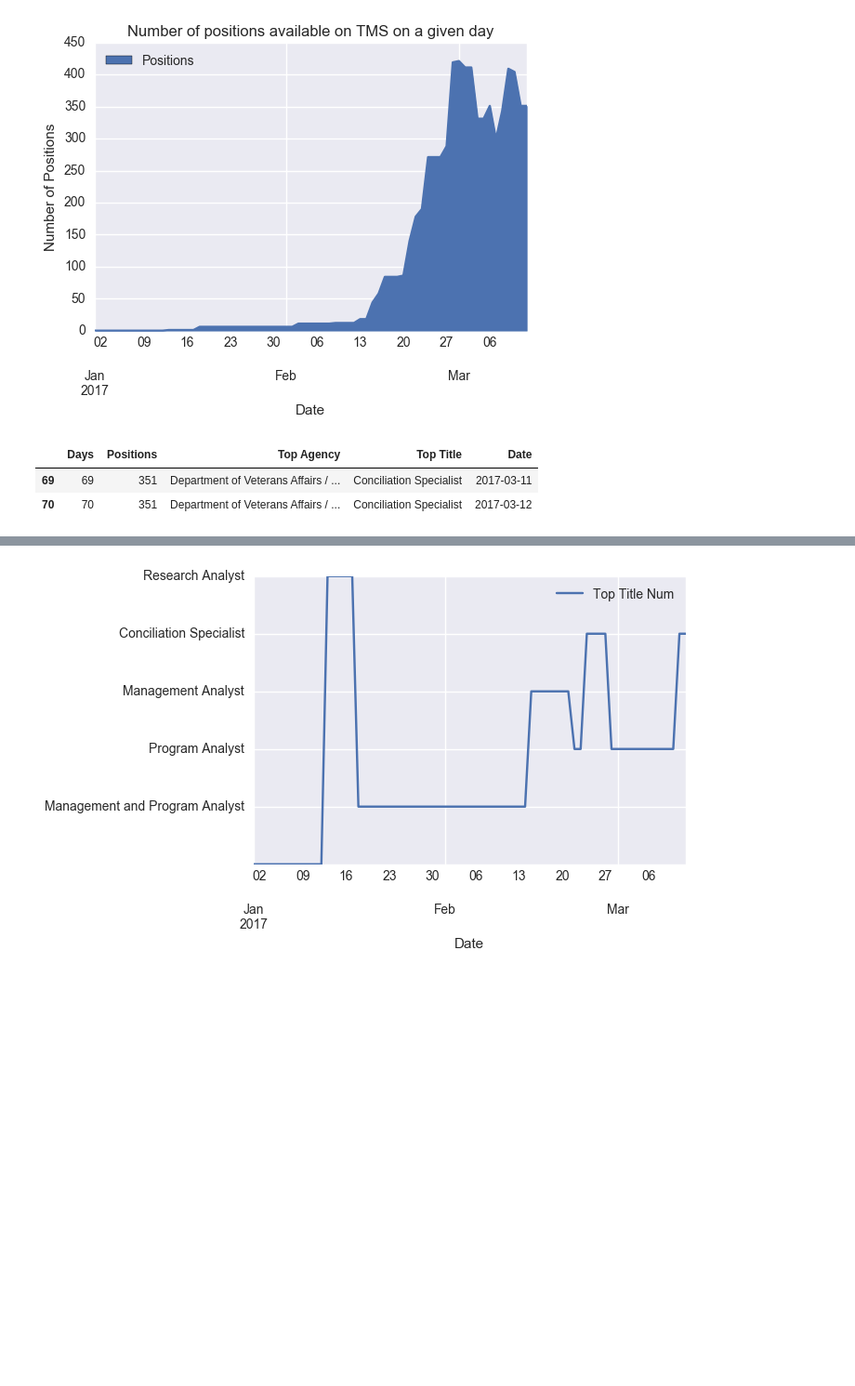
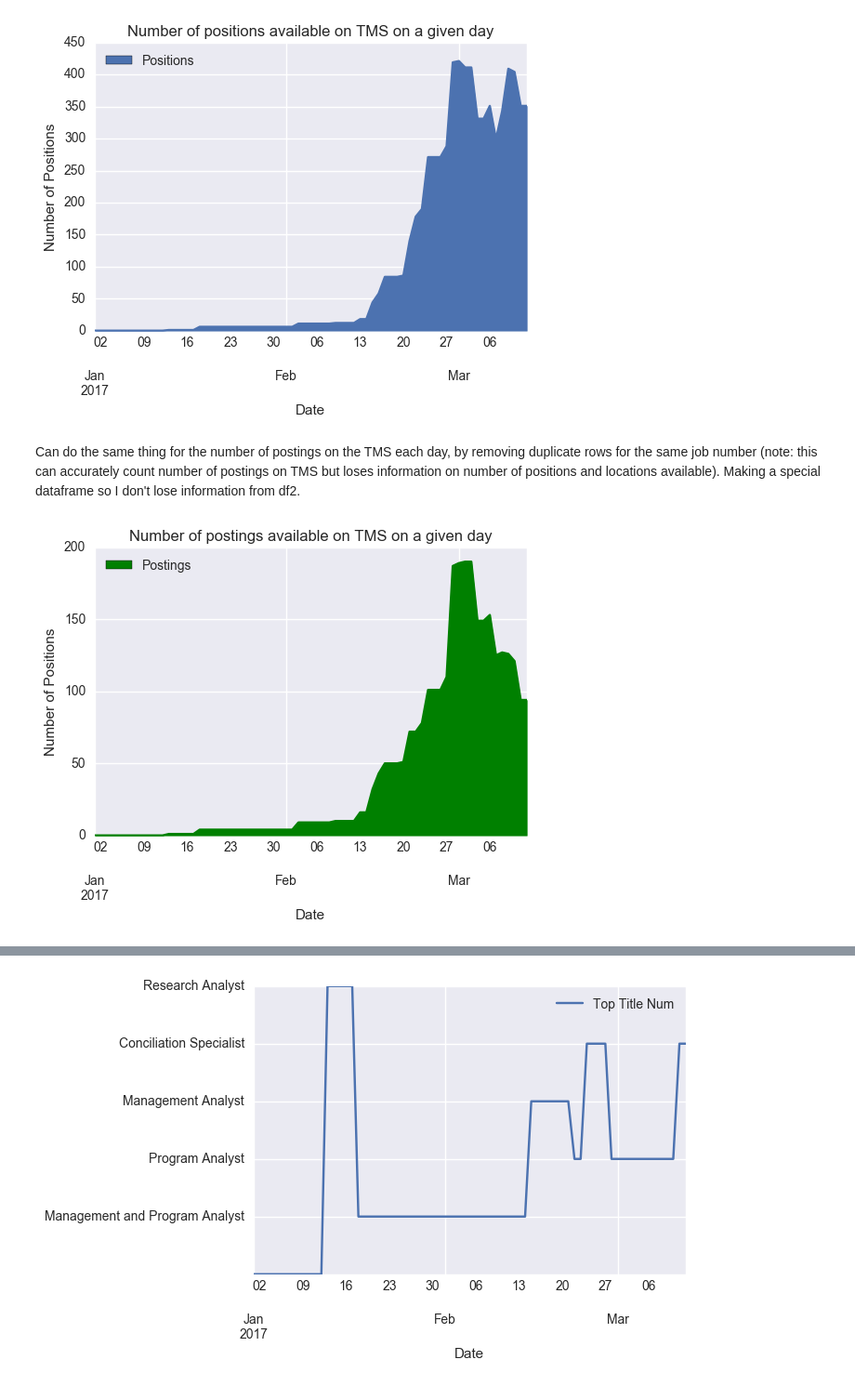
Before and after one commit to keklarup/PMF, a Jupyter notebook: Combined_Analysis_GitHub.ipynb, the cells around one changed output, grey strips where cells are left out. Shown at 93% size. Cells and saved outputs as stored; diff of their text form; code cells hidden in the pictures; blank space fills up the shorter version.

```diff
--- a/Combined_Analysis_GitHub.ipynb
+++ b/Combined_Analysis_GitHub.ipynb
@@ -251,9 +251,27 @@ plt.xlabel('Date');
 plt.title('Number of positions available on TMS on a given day');
 # %% [output]
 [figure]
-# %%
-df_time.tail(2)
-# %% [output]
-|  | Days | Positions | Top Agency | Top Title | Date |
-| 69 | 69 | 351 | Department of Veterans Affairs / ... | Conciliation Specialist | 2017-03-11 |
-| 70 | 70 | 351 | Department of Veterans Affairs / ... | Conciliation Specialist | 2017-03-12 |
+# %% [markdown]
+Can do the same thing for the number of postings on the TMS each day, by removing duplicate rows for the same job number (note: this can accurately count number of postings on TMS but loses information on number of positions and locations available). Making a special dataframe so I don't lose information from df2.
+# %%
+df3=df2.copy()
+df3=df3.drop_duplicates(subset='Listings')
+df3.reset_index(inplace=True)
+del df3['index']
+# %%
+df_time2=pd.DataFrame()
+df_time2['Days']=range(0,71)
+df_time2['Postings']=0
+for x in range(0,len(df_time2)):
+    df_time2.loc[x,'Postings']=len(df3.loc[(df3.loc[:,'Opening Date 2'].dt.days<=x)&(
+        df3.loc[:,'Closing Date 2'].dt.days>=x),:])
+from datetime import timedelta
+for x in range(0,len(df_time2)):
+    df_time2.loc[x,'Date']=pd.Timestamp('20170101')+timedelta(days=x)
+# %%
+df_time2.plot.area(x='Date',y='Postings',color='green');
+plt.ylabel('Number of Positions');
+plt.xlabel('Date');
+plt.title('Number of postings available on TMS on a given day');
+# %% [output]
+[figure, added]
```
Also changed, not shown: parts of 10 cells of this notebook.
